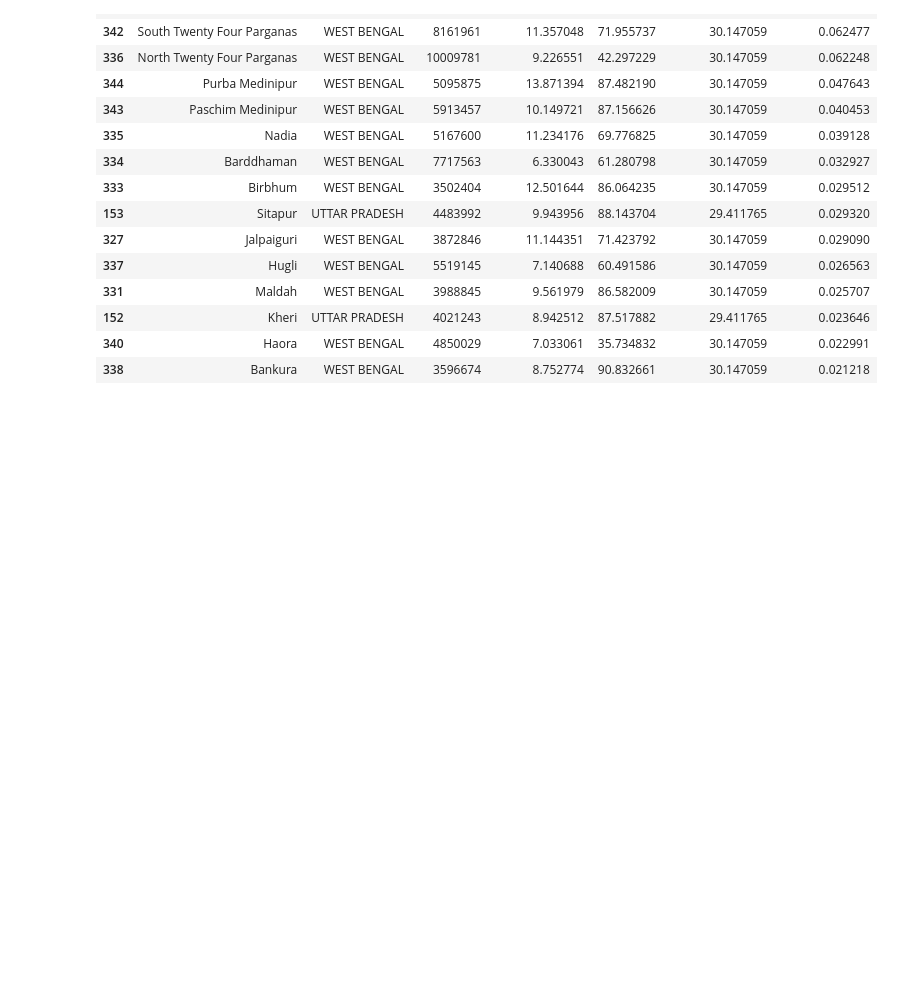
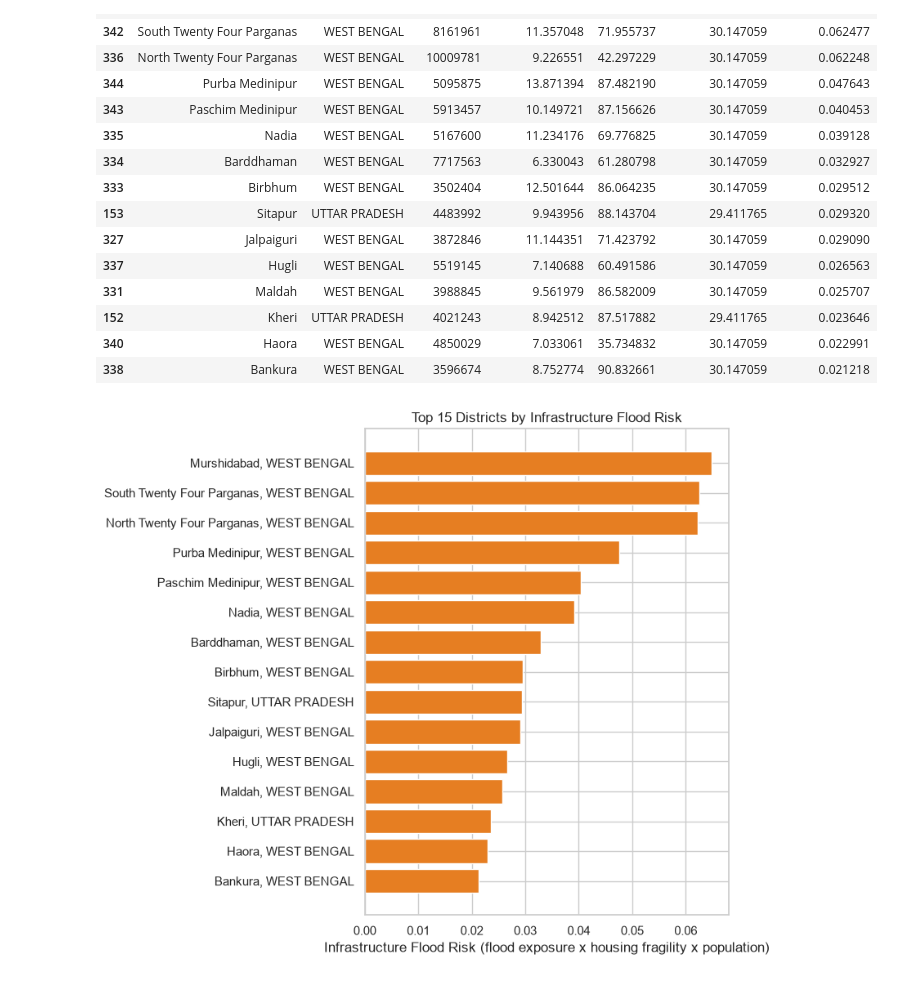
Before and after one commit to Tirumalashreya/monsoons-detection, a Jupyter notebook: notebooks/monsoon_prediction_pipeline.ipynb, the cells around one changed output. Cells and saved outputs as stored; diff of their text form; code cells hidden in the pictures; blank space fills up the shorter version.

```diff
--- a/notebooks/monsoon_prediction_pipeline.ipynb
+++ b/notebooks/monsoon_prediction_pipeline.ipynb
@@ -998,3 +1075,14 @@ Top 15 infrastructure-at-risk districts (flood-prone x housing fragility x popul
 | 152 | Kheri | UTTAR PRADESH | 4021243 | 8.942512 | 87.517882 | 29.411765 | 0.023646 |
 | 340 | Haora | WEST BENGAL | 4850029 | 7.033061 | 35.734832 | 30.147059 | 0.022991 |
 | 338 | Bankura | WEST BENGAL | 3596674 | 8.752774 | 90.832661 | 30.147059 | 0.021218 |
+# %%
+plot_infra = infrastructure_risk.sort_values("infra_flood_risk")
+
+plt.figure(figsize=(8, 7))
+plt.barh(plot_infra["District name"] + ", " + plot_infra["State name"], plot_infra["infra_flood_risk"], color="#e67e22")
+plt.xlabel("Infrastructure Flood Risk (flood exposure x housing fragility x population)")
+plt.title("Top 15 Districts by Infrastructure Flood Risk")
+plt.tight_layout()
+plt.show()
+# %% [output]
+[figure, added]
```
Also changed, not shown: parts of 6 cells of this notebook.
